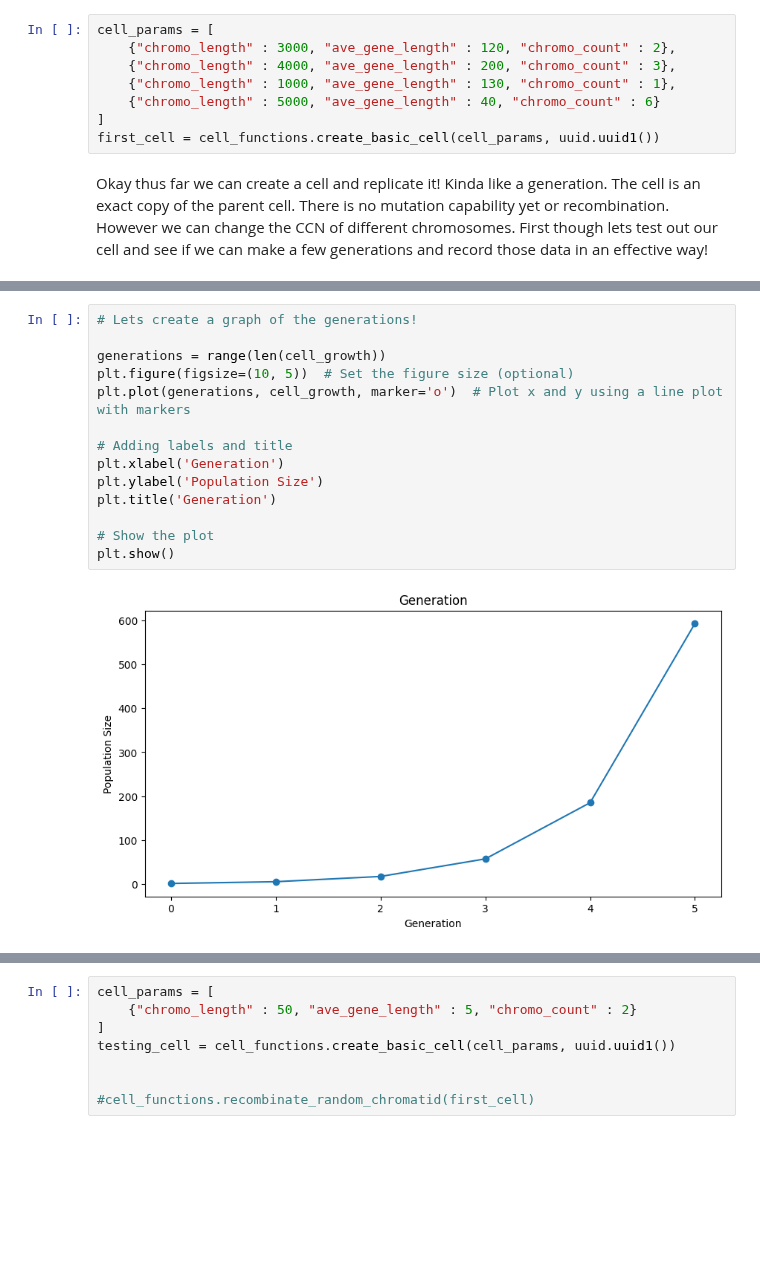
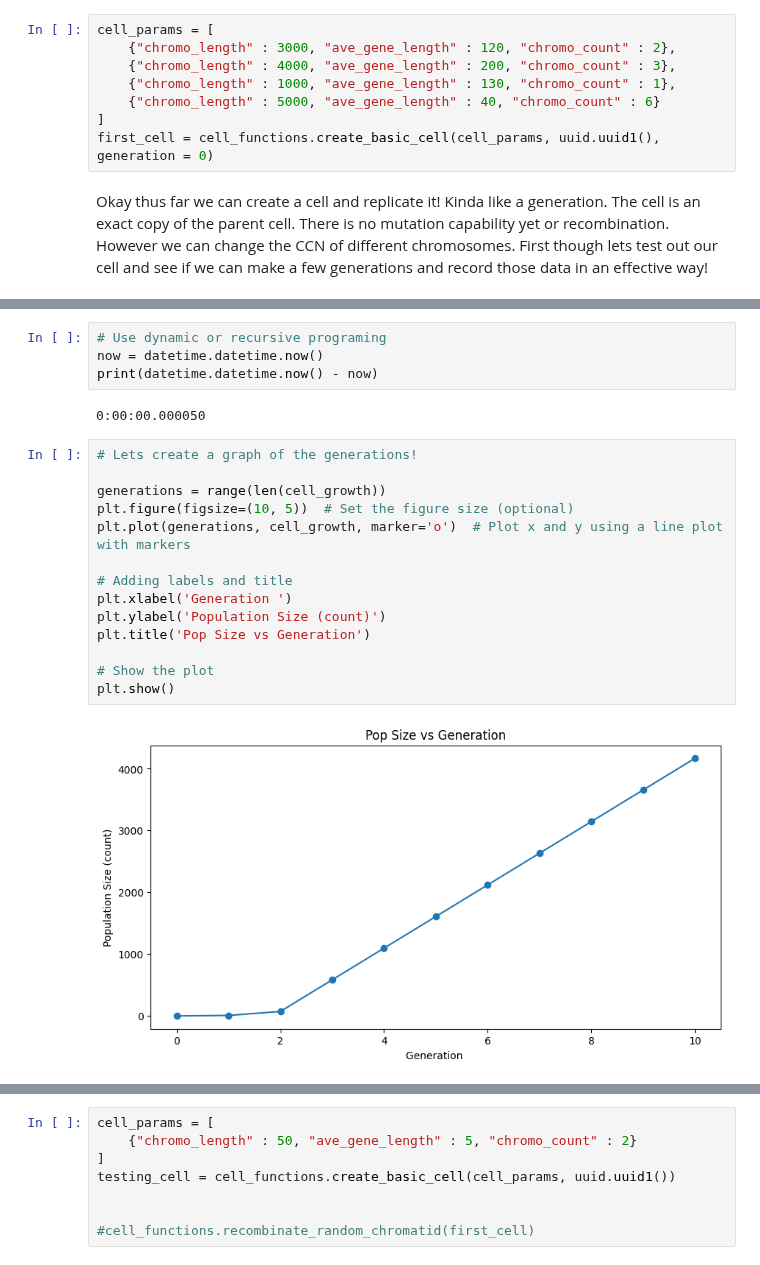
Before and after one commit to malloc3/Genetic_Model, a Jupyter notebook: Python_Agent_Model/Testing_Cells.ipynb, the cells around one changed output, grey strips where cells are left out. Saved outputs shown, nothing was run; the diff lists cells and outputs as text; blank space fills up the shorter version.

```diff
--- a/Python_Agent_Model/Testing_Cells.ipynb
+++ b/Python_Agent_Model/Testing_Cells.ipynb
@@ -31,7 +72,7 @@ cell_params = [
     {"chromo_length" : 1000, "ave_gene_length" : 130, "chromo_count" : 1},
     {"chromo_length" : 5000, "ave_gene_length" : 40, "chromo_count" : 6}
 ]
-first_cell = cell_functions.create_basic_cell(cell_params, uuid.uuid1())
+first_cell = cell_functions.create_basic_cell(cell_params, uuid.uuid1(), generation = 0)
 # %% [markdown]
 Okay thus far we can create a cell and replicate it!  Kinda like a generation.   The cell is an exact copy of the parent cell.  There is no mutation capability yet or recombination.  However we can change the CCN of different chromosomes.    First though lets test out our cell and see if we can make a few generations and record those data in an effective way!
 # %%
@@ -151,19 +268,25 @@ Complete
+# %%
+# Use dynamic or recursive programing
+now = datetime.datetime.now()
+print(datetime.datetime.now() - now)
+# %% [output]
+0:00:00.000050
 # %%
 # Lets create a graph of the generations!
 
 generations = range(len(cell_growth))
 plt.figure(figsize=(10, 5))  # Set the figure size (optional)
 plt.plot(generations, cell_growth, marker='o')  # Plot x and y using a line plot with markers
 
 # Adding labels and title
-plt.xlabel('Generation')
-plt.ylabel('Population Size')
-plt.title('Generation')
+plt.xlabel('Generation ')
+plt.ylabel('Population Size (count)')
+plt.title('Pop Size vs Generation')
 
 # Show the plot
 plt.show()
 # %% [output]
-[figure, old version]
+[figure, new version]
 # %%
 generations = range(len(generation_size))
 plt.figure(figsize=(10, 5))  # Set the figure size (optional)
```
Also changed, not shown: parts of 12 cells of this notebook, 10 other files.
